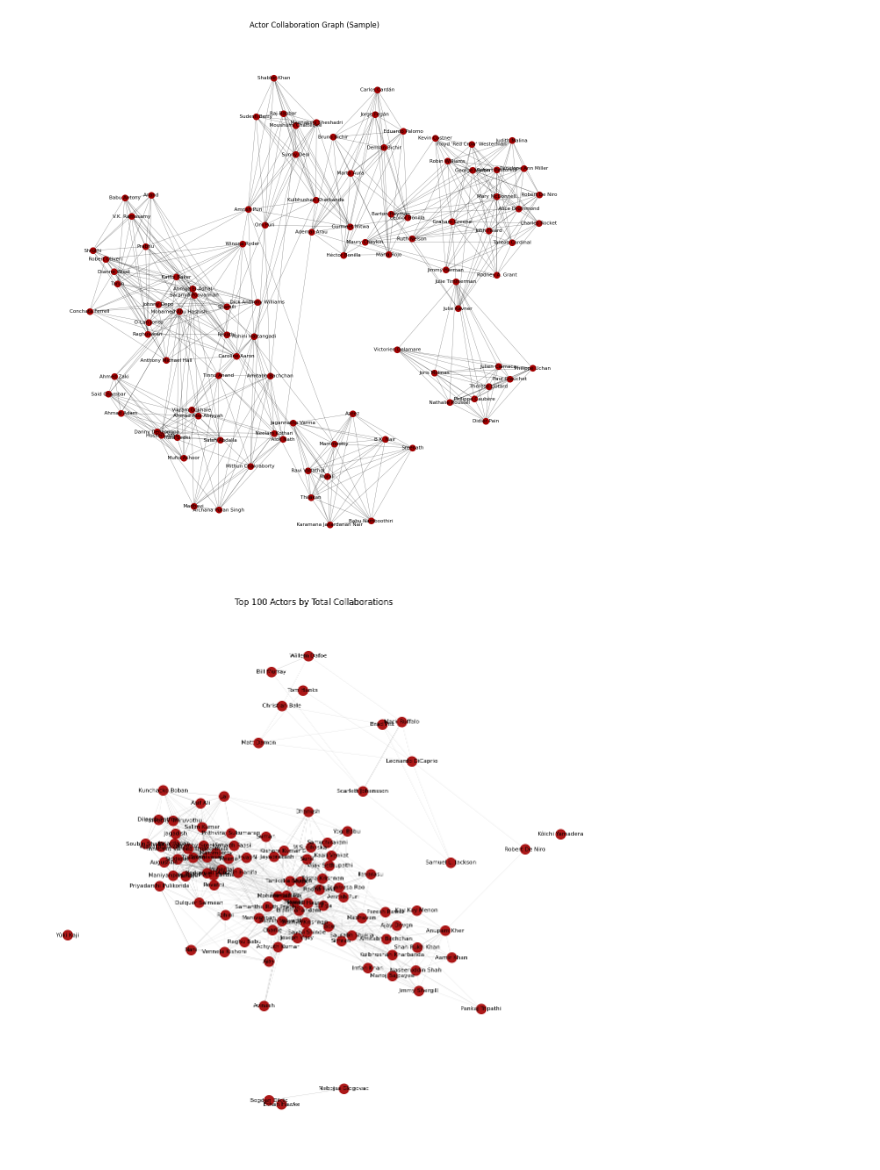
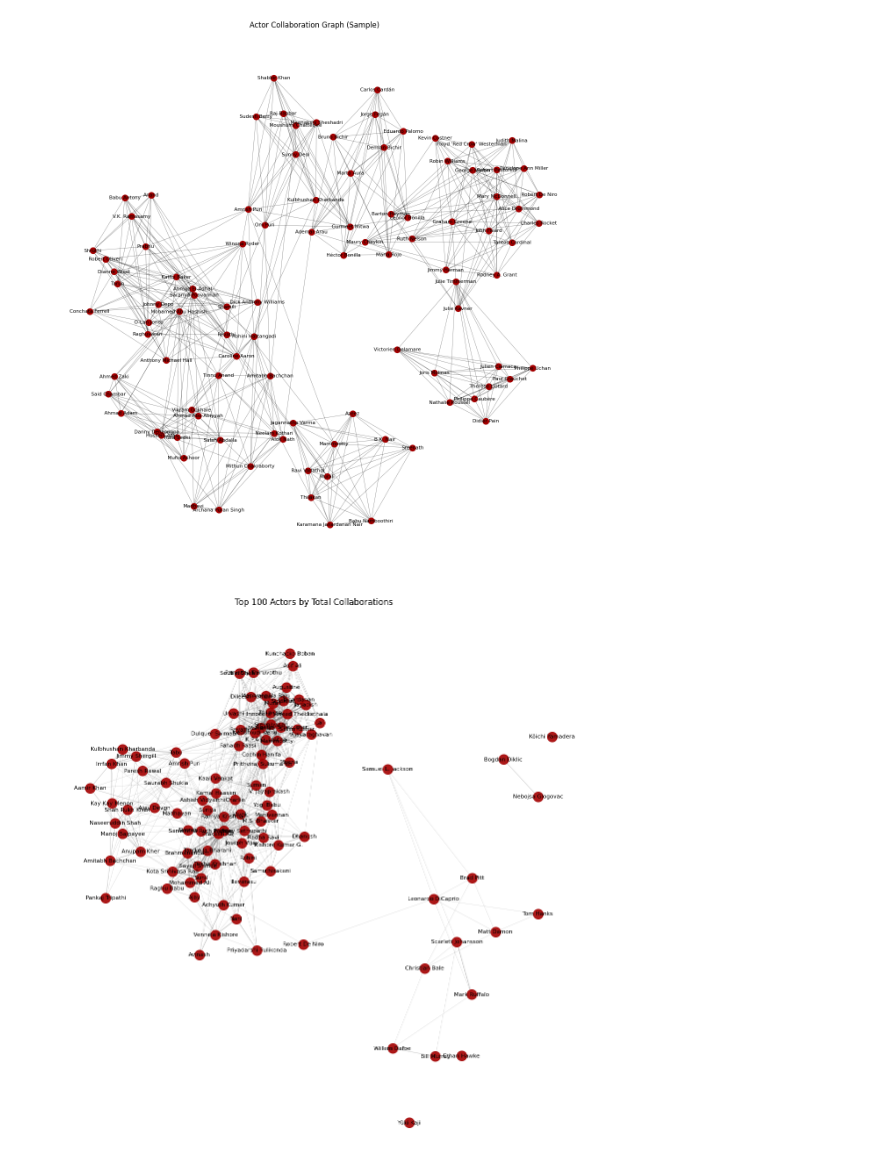
Before and after one commit to OrF8/Reel-Patterns, a Jupyter notebook: connections_graph.ipynb, the cells around one changed output. Cells and saved outputs as stored; diff of their text form; code cells hidden in the pictures.

Commit message:
Made edges more wide

```diff
--- a/connections_graph.ipynb
+++ b/connections_graph.ipynb
@@ -147,7 +147,7 @@ top_actors = [node for node, _ in sorted_by_deg[:top_n]]
 H = G.subgraph(top_actors)
 
 # 5. Compute positions with a spring layout
-pos = nx.spring_layout(H, k=0.5, seed=42)
+pos = nx.spring_layout(H, k=0.4, seed=42)
 
 # 6. Draw
 plt.figure(figsize=(14, 14))
@@ -157,32 +157,32 @@ nx.draw_networkx_nodes(
     H,
     pos,
     node_size=200,           # you can increase or decrease
     node_color="#A40000",
     alpha=0.9,
 )
 
 # b) draw edges (width scaled by weight)
 #    you can scale the width (e.g., *0.2) if they are too thick
 edge_weights = [H[u][v]["weight"] for u, v in H.edges()]
 nx.draw_networkx_edges(
     H,
     pos,
-    width=[w * 0.2 for w in edge_weights],
+    width=[w * 0.3 for w in edge_weights],
     alpha=0.5,
     edge_color="gray",
 )
 
 # c) draw labels (assumes each node has a 'label' attribute with actor name)
 nx.draw_networkx_labels(
     H,
     pos,
     labels=nx.get_node_attributes(H, "label"),
     font_size=8,
 )
 
 plt.axis("off")
 plt.title(f"Top {top_n} Actors by Total Collaborations")
 # plt.savefig("/homes/adirt/repos/py/packages/NeedleInADataHaystack/figures/top_actors_collaborations.png", dpi=300, bbox_inches='tight')
 plt.savefig("C:\\Users\\orfor\\OneDrive\\Desktop\\NeedleInADataHaystack\\figures\\top_actors_collaborations.png", dpi=300, bbox_inches='tight');
 # %% [output]
-[figure, old version]
+[figure, new version]
```
Also changed, not shown: parts of 1 cell of this notebook, 1 other file.
